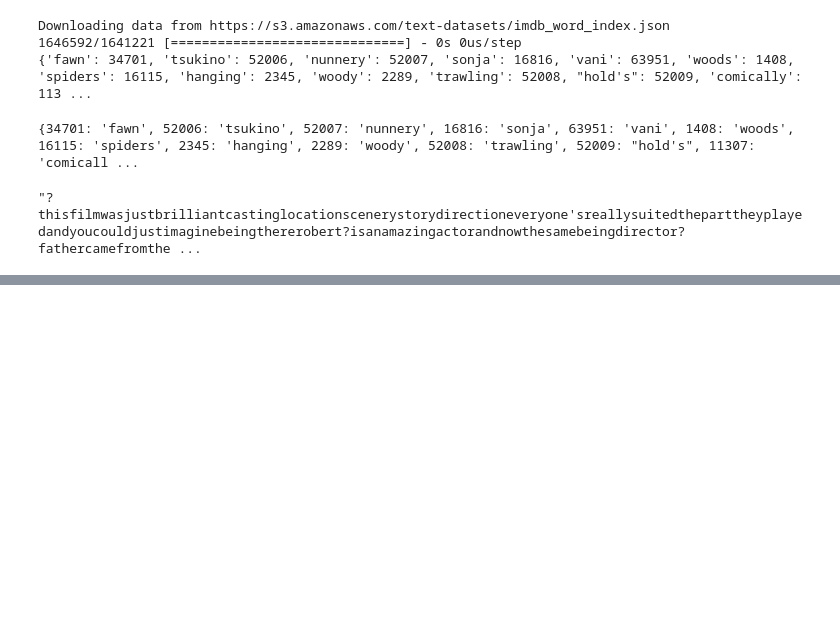
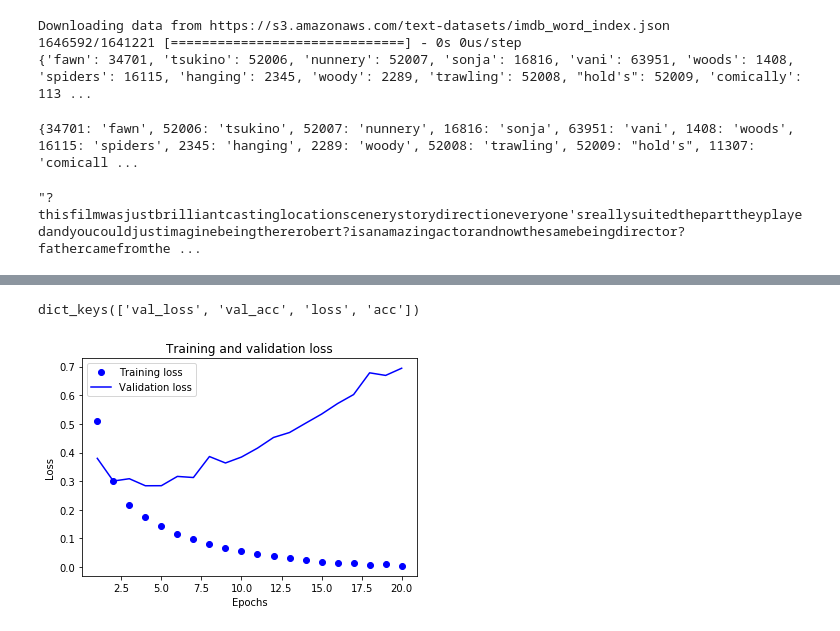
Before and after one commit to jaehyun0220/Colab, a Jupyter notebook: keras_exam_3.ipynb, the cells around one changed output, grey strips where cells are left out. Saved outputs shown, nothing was run; the diff lists cells and outputs as text; code cells hidden in the pictures; blank space fills up the shorter version.

```diff
--- a/keras_exam_3.ipynb
+++ b/keras_exam_3.ipynb
@@ -51,0 +82,8 @@ decoded_review
+# %%
+from keras import models
+from keras import layers
+
+model = models.Sequential()
+model.add(layers.Dense(16, activation='relu', input_shape=(10000,)))
+model.add(layers.Dense(16, activation='relu'))
+model.add(layers.Dense(1, activation='sigmoid'))
@@ -51,0 +97,13 @@ decoded_review
+# %%
+model.compile(optimizer='rmsprop', loss = 'binary_crossentropy', metrics=['accuracy'])
+# 'acc'도 가능하며, 이진분류에서는 metrics.binary_accuracy 함수가 다중 분류에서는  metrics.categorical_accuracy함수가 사용됨
+# history.history 딕셔너리에 들어있는 측정 지표의 키는 정확도일 경우 'acc', 크로스엔트로피일 경우(측정 지표로 손실함수 사용도 가능함) 'ce' 약어를 사용
+# 그 외에는 측정함수의 이름이 key가 되고, 검증 세트의 점수에는 'val_' 접두사가 붙는다
+# %%
+x_val = x_train[:10000]
+partial_x_train = x_train[10000:]
+
+y_val = y_train[:10000]
+partial_y_train = y_train[10000:]
+# %%
+history = model.fit(partial_x_train, partial_y_train, epochs = 20, batch_size = 512, validation_data=(x_val, y_val))
@@ -51,0 +129,26 @@ decoded_review
+# %%
+# model.fit() 메서드는 History 객체를 반환함. 이 객체는 훈련하는 동안 발생한 모든 정보를 담고 있는 딕셔너리인 History 속성을 가지고 있음
+history_dict = history.history
+history_dict.keys()
+# %% [output]
+dict_keys(['val_loss', 'val_acc', 'loss', 'acc'])
+# %%
+# 훈련과 검증 손실 그리기
+import matplotlib.pyplot as plt
+
+history_dict = history.history
+loss = history_dict['loss']
+val_loss = history_dict['val_loss']
+
+epochs = range(1, len(loss) + 1)
+
+plt.plot(epochs, loss, 'bo', label = 'Training loss') # bo는 파란색 점
+plt.plot(epochs, val_loss, 'b', label = 'Validation loss') # b는 파란색 실선
+plt.title("Training and validation loss")
+plt.xlabel('Epochs')
+plt.ylabel("Loss")
+plt.legend()
+
+plt.show()
+# %% [output]
+[figure, added]
```
Also changed, not shown: parts of 11 cells of this notebook.
